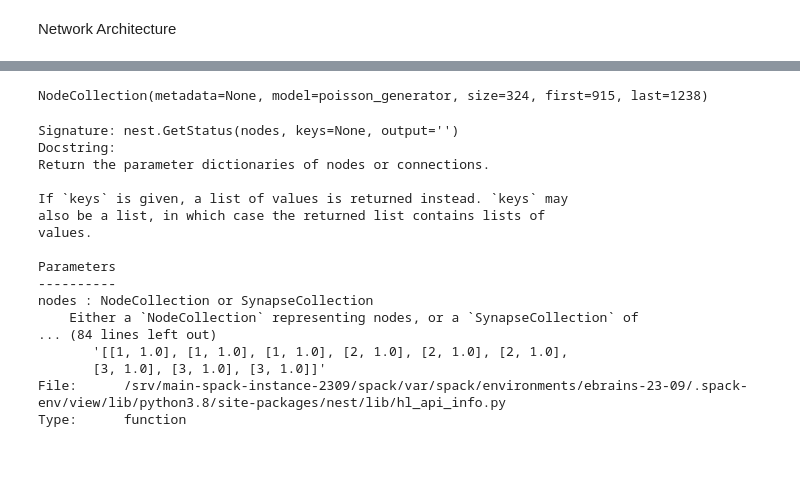
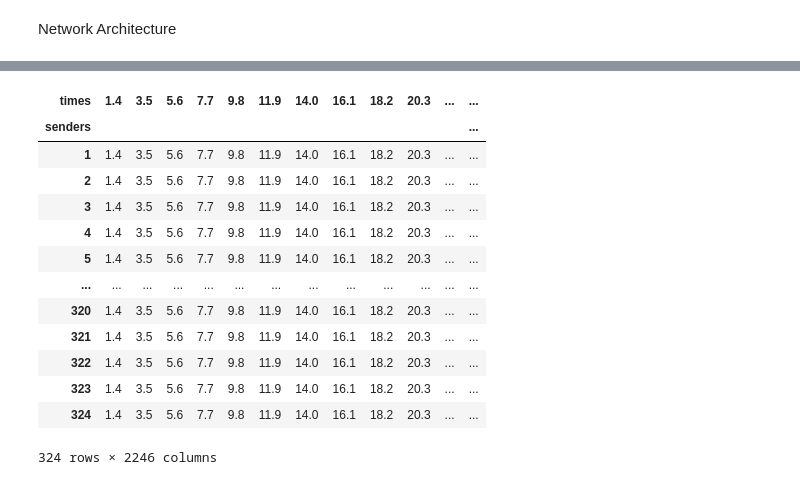
Before and after one commit to ruschh/nest_tutorials, a Jupyter notebook: network5.ipynb, the cells around one changed output, grey strips where cells are left out. Cells and saved outputs as stored; diff of their text form; code cells hidden in the pictures; blank space fills up the shorter version.

```diff
--- a/network5.ipynb
+++ b/network5.ipynb
@@ -564,26 +611,23 @@ TypeError: 'nodes' must be NodeCollection or a SynapseCollection.
 # %%
 #nest.SetStatus?
 # %%
-ThExNoise
+#ThExNoise
-# %% [output]
-NodeCollection(metadata=None, model=poisson_generator, size=324, first=915, last=1238)
 # %%
-nest.GetStatus?
+#nest.GetStatus?
-# %% [output]
-Signature: nest.GetStatus(nodes, keys=None, output='')
-Docstring:
-Return the parameter dictionaries of nodes or connections.
-
-If `keys` is given, a list of values is returned instead. `keys` may
-also be a list, in which case the returned list contains lists of
-values.
-
-Parameters
-----------
-nodes : NodeCollection or SynapseCollection
-    Either a `NodeCollection` representing nodes, or a `SynapseCollection` of
-... (84 lines left out)
-       '[[1, 1.0], [1, 1.0], [1, 1.0], [2, 1.0], [2, 1.0], [2, 1.0],
-       [3, 1.0], [3, 1.0], [3, 1.0]]'
-File:      /srv/main-spack-instance-2309/spack/var/spack/environments/ebrains-23-09/.spack-env/view/lib/python3.8/site-packages/nest/lib/hl_api_info.py
-Type:      function
+# %%
+DfThEx
+# %% [output]
+| times | 1.4 | 3.5 | 5.6 | 7.7 | 9.8 | 11.9 | 14.0 | 16.1 | 18.2 | 20.3 | ... | ... |
+| senders |  |  |  |  |  |  |  |  |  |  |  | ... |
+| 1 | 1.4 | 3.5 | 5.6 | 7.7 | 9.8 | 11.9 | 14.0 | 16.1 | 18.2 | 20.3 | ... | ... |
+| 2 | 1.4 | 3.5 | 5.6 | 7.7 | 9.8 | 11.9 | 14.0 | 16.1 | 18.2 | 20.3 | ... | ... |
+| 3 | 1.4 | 3.5 | 5.6 | 7.7 | 9.8 | 11.9 | 14.0 | 16.1 | 18.2 | 20.3 | ... | ... |
+| 4 | 1.4 | 3.5 | 5.6 | 7.7 | 9.8 | 11.9 | 14.0 | 16.1 | 18.2 | 20.3 | ... | ... |
+| 5 | 1.4 | 3.5 | 5.6 | 7.7 | 9.8 | 11.9 | 14.0 | 16.1 | 18.2 | 20.3 | ... | ... |
+| ... | ... | ... | ... | ... | ... | ... | ... | ... | ... | ... | ... | ... |
+| 320 | 1.4 | 3.5 | 5.6 | 7.7 | 9.8 | 11.9 | 14.0 | 16.1 | 18.2 | 20.3 | ... | ... |
+| 321 | 1.4 | 3.5 | 5.6 | 7.7 | 9.8 | 11.9 | 14.0 | 16.1 | 18.2 | 20.3 | ... | ... |
+| 322 | 1.4 | 3.5 | 5.6 | 7.7 | 9.8 | 11.9 | 14.0 | 16.1 | 18.2 | 20.3 | ... | ... |
+| 323 | 1.4 | 3.5 | 5.6 | 7.7 | 9.8 | 11.9 | 14.0 | 16.1 | 18.2 | 20.3 | ... | ... |
+| 324 | 1.4 | 3.5 | 5.6 | 7.7 | 9.8 | 11.9 | 14.0 | 16.1 | 18.2 | 20.3 | ... | ... |
+324 rows × 2246 columns
```
Also changed, not shown: parts of 2 cells of this notebook.
